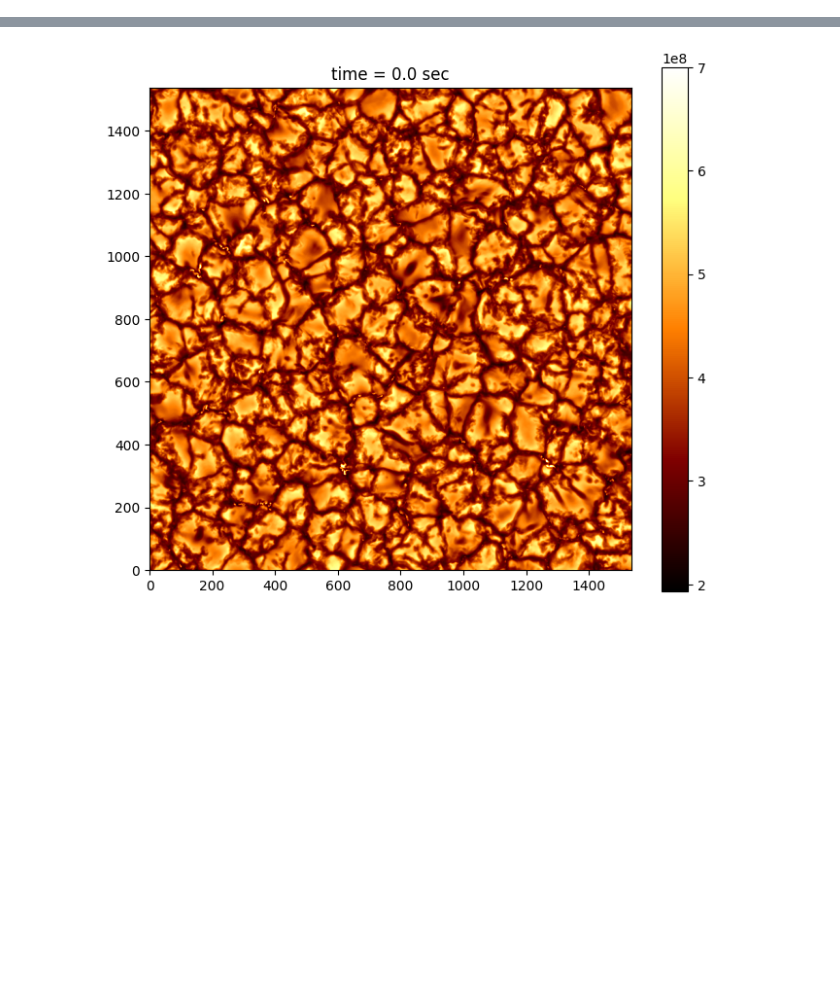
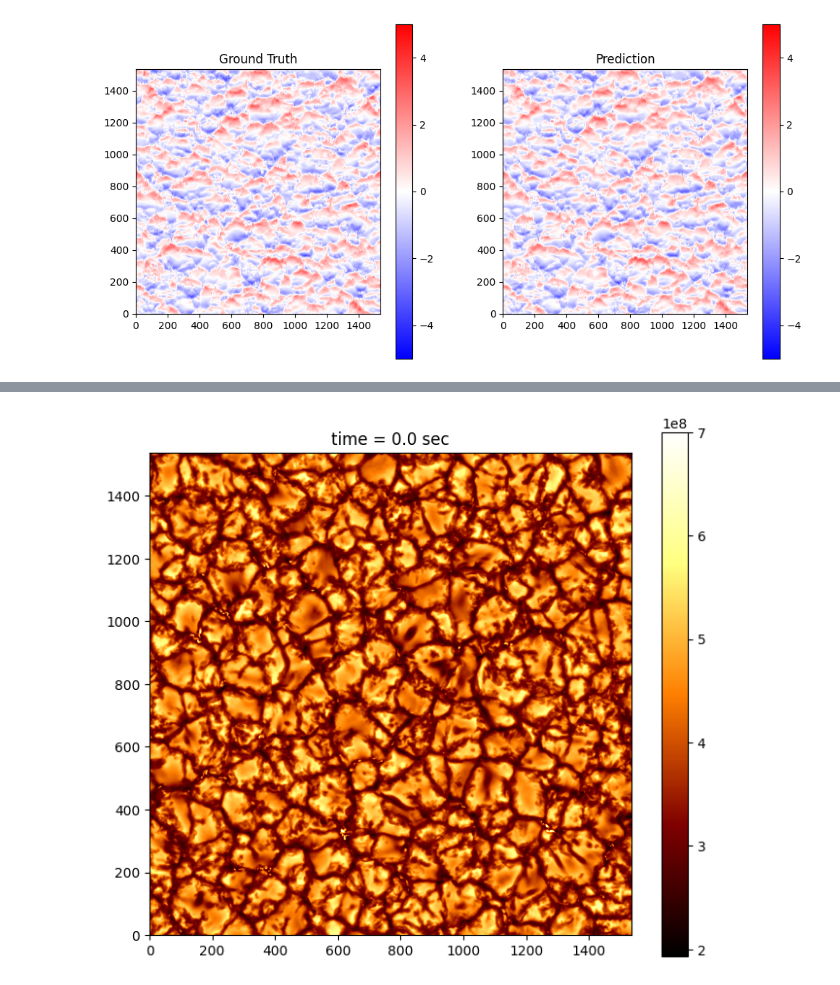
Before and after one commit to stefanikecman/Multi-Height-DeepVel, a Jupyter notebook: notebooks_analysis/muram_2D_slices_reading.ipynb, the cells around one changed output, grey strips where cells are left out. Saved outputs shown, nothing was run; the diff lists cells and outputs as text; code cells hidden in the pictures; blank space fills up the shorter version.

```diff
--- a/notebooks_analysis/muram_2D_slices_reading.ipynb
+++ b/notebooks_analysis/muram_2D_slices_reading.ipynb
@@ -3,3 +3,21 @@ import numpy as np
 import muram as mio
 import matplotlib.pyplot as plt
 from matplotlib.colors import LogNorm
+# %%
+vel_gt_full = np.load("/home/xenoss/dat/models_multi_height/Hybrid_B_vz/tau_1e-1/test/last_4_gt_velocity.npy")
+vel_pd_full = np.load("/home/xenoss/dat/models_multi_height/Hybrid_B_vz/tau_1e-1/test/last_4_pred_velocity.npy")
+
+plt.figure(figsize=(12,6))
+plt.subplot(1,2,1)
+plt.imshow(vel_gt_full[1].T, cmap='bwr',vmin=-5, vmax=5,origin='lower')
+plt.colorbar()
+plt.title('Ground Truth')
+
+plt.subplot(1,2,2)
+plt.imshow(vel_pd_full[1].T, cmap='bwr',vmin=-5, vmax=5,origin='lower')
+plt.colorbar()
+plt.title('Prediction')
+
+plt.show()
+# %% [output]
+[figure, added]
```
Also changed, not shown: parts of 3 cells of this notebook, 15 other files.
